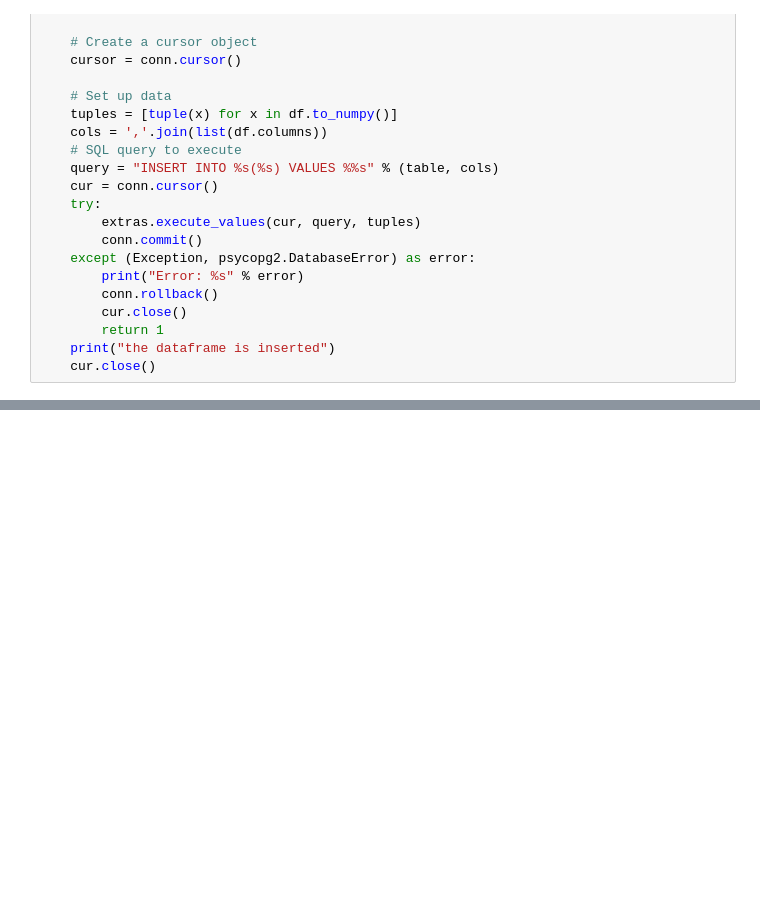
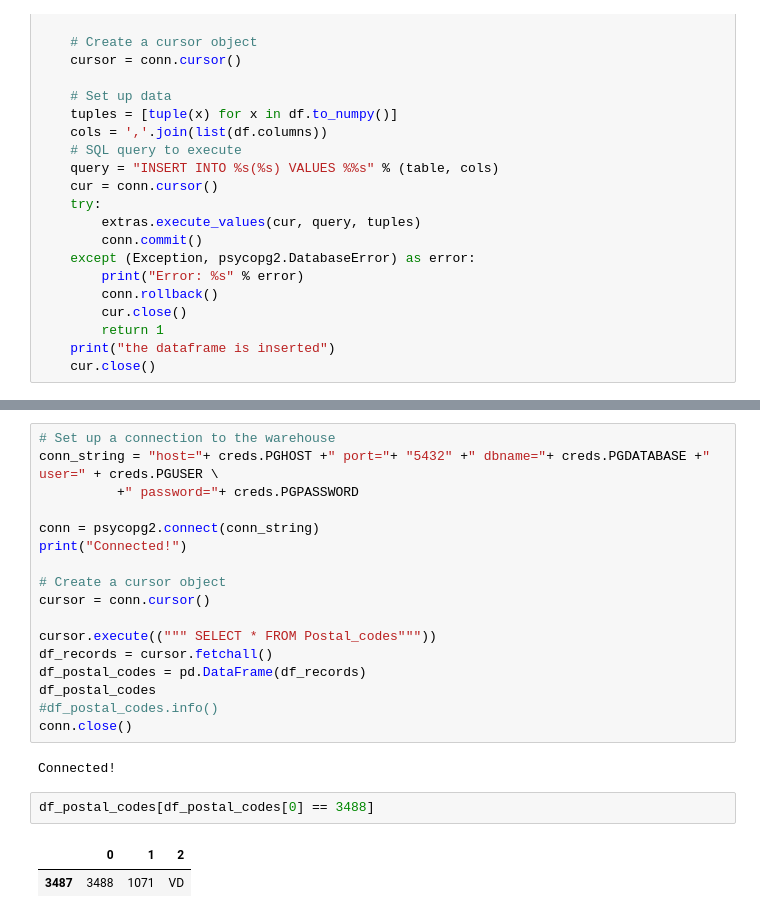
Before and after one commit to FBigler/DWL-Project, a Jupyter notebook: jupyter_notebooks/Connect_warehouse_main_import.ipynb, the cells around one changed output, grey strips where cells are left out. Cells and saved outputs as stored; diff of their text form; blank space fills up the shorter version.

```diff
--- a/jupyter_notebooks/Connect_warehouse_main_import.ipynb
+++ b/jupyter_notebooks/Connect_warehouse_main_import.ipynb
@@ -360,0 +457,24 @@ the dataframe is inserted
+# %%
+# Set up a connection to the warehouse
+conn_string = "host="+ creds.PGHOST +" port="+ "5432" +" dbname="+ creds.PGDATABASE +" user=" + creds.PGUSER \
+          +" password="+ creds.PGPASSWORD
+
+conn = psycopg2.connect(conn_string)
+print("Connected!")
+
+# Create a cursor object
+cursor = conn.cursor()
+
+cursor.execute((""" SELECT * FROM Postal_codes"""))
+df_records = cursor.fetchall()
+df_postal_codes = pd.DataFrame(df_records)
+df_postal_codes
+#df_postal_codes.info()
+conn.close()
+# %% [output]
+Connected!
+# %%
+df_postal_codes[df_postal_codes[0] == 3488]
+# %% [output]
+|  | 0 | 1 | 2 |
+| 3487 | 3488 | 1071 | VD |
```
Also changed, not shown: parts of 8 cells of this notebook, 1 other file.
